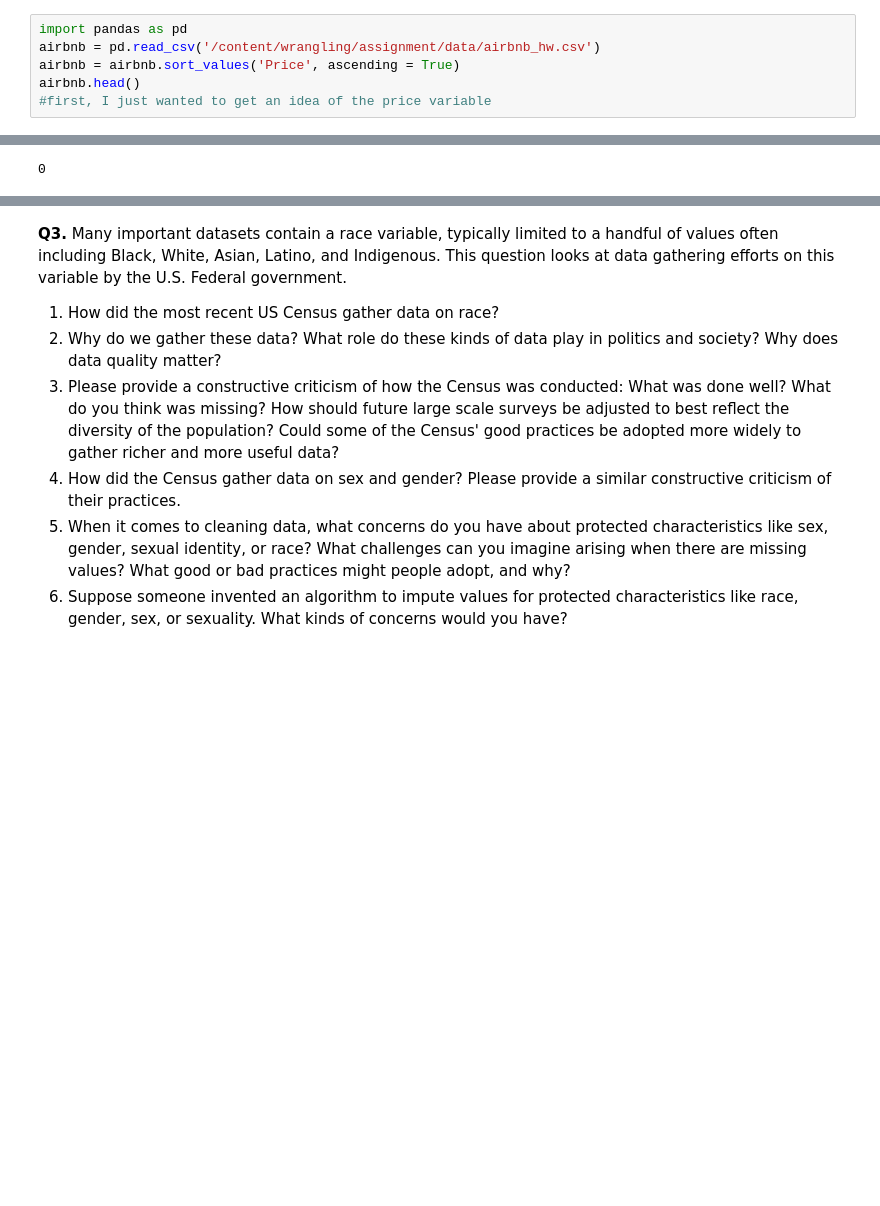
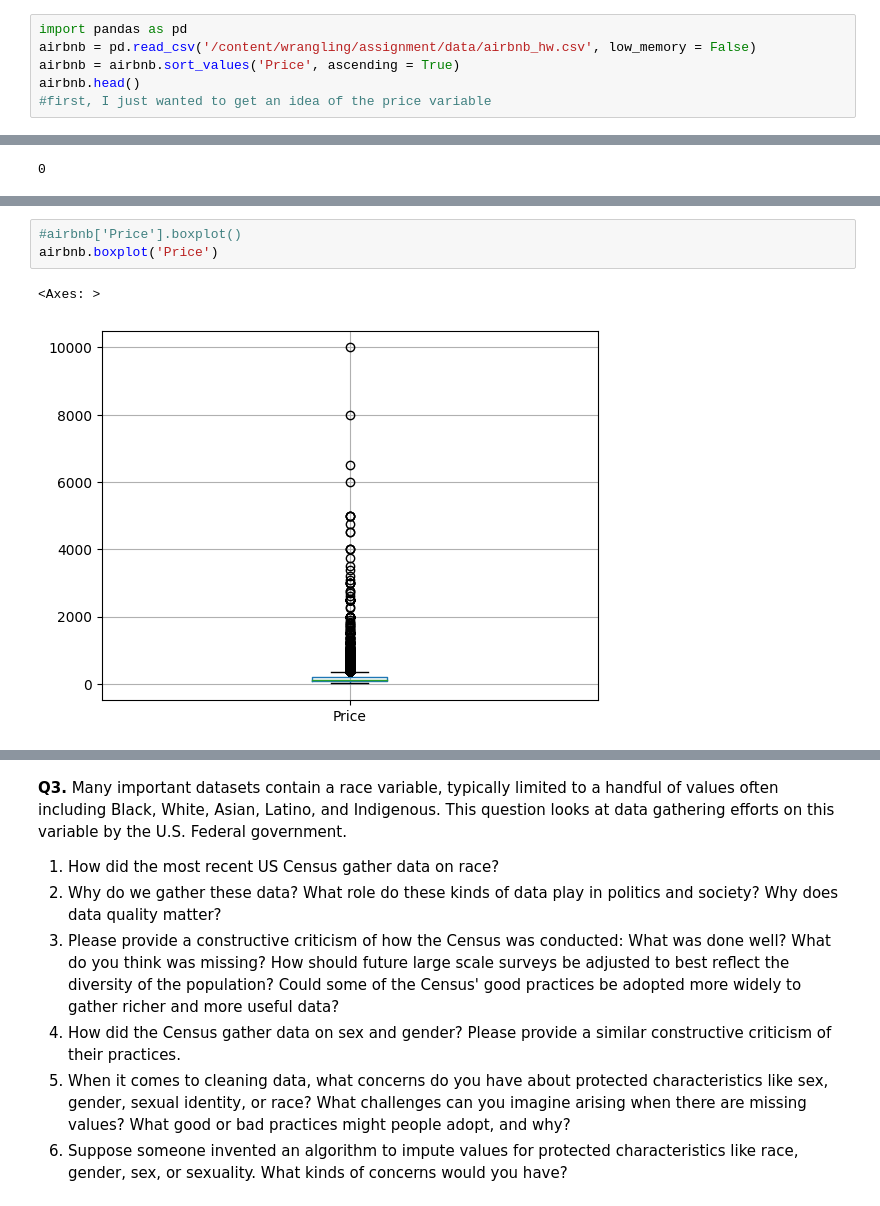
Before and after one commit to adaire2/wrangling, a Jupyter notebook: assignment/assignment_draft.ipynb, the cells around one changed output, grey strips where cells are left out. Drawn from its saved outputs; the diff is of its cells as text; blank space fills up the shorter version.

```diff
--- a/assignment/assignment_draft.ipynb
+++ b/assignment/assignment_draft.ipynb
@@ -29,7 +29,7 @@ Resolving deltas: 100% (21/21), done.
 4. Missing values, not at random: For the pretrial data covered in the lecture, clean the `ImposedSentenceAllChargeInContactEvent` variable as well as you can, and explain the choices you make. (Hint: Look at the `SentenceTypeAllChargesAtConvictionInContactEvent` variable.)
 # %%
 import pandas as pd
-airbnb = pd.read_csv('/content/wrangling/assignment/data/airbnb_hw.csv')
+airbnb = pd.read_csv('/content/wrangling/assignment/data/airbnb_hw.csv', low_memory = False)
 airbnb = airbnb.sort_values('Price', ascending = True)
 airbnb.head()
 #first, I just wanted to get an idea of the price variable
@@ -73 +94,7 @@ airbnb['Price'].mean() #mostly just curious
 163.58973685937397
+# %%
+#airbnb['Price'].boxplot()
+airbnb.boxplot('Price')
+# %% [output]
+<Axes: >
+[figure, added]
```
Also changed, not shown: parts of 13 cells of this notebook.
